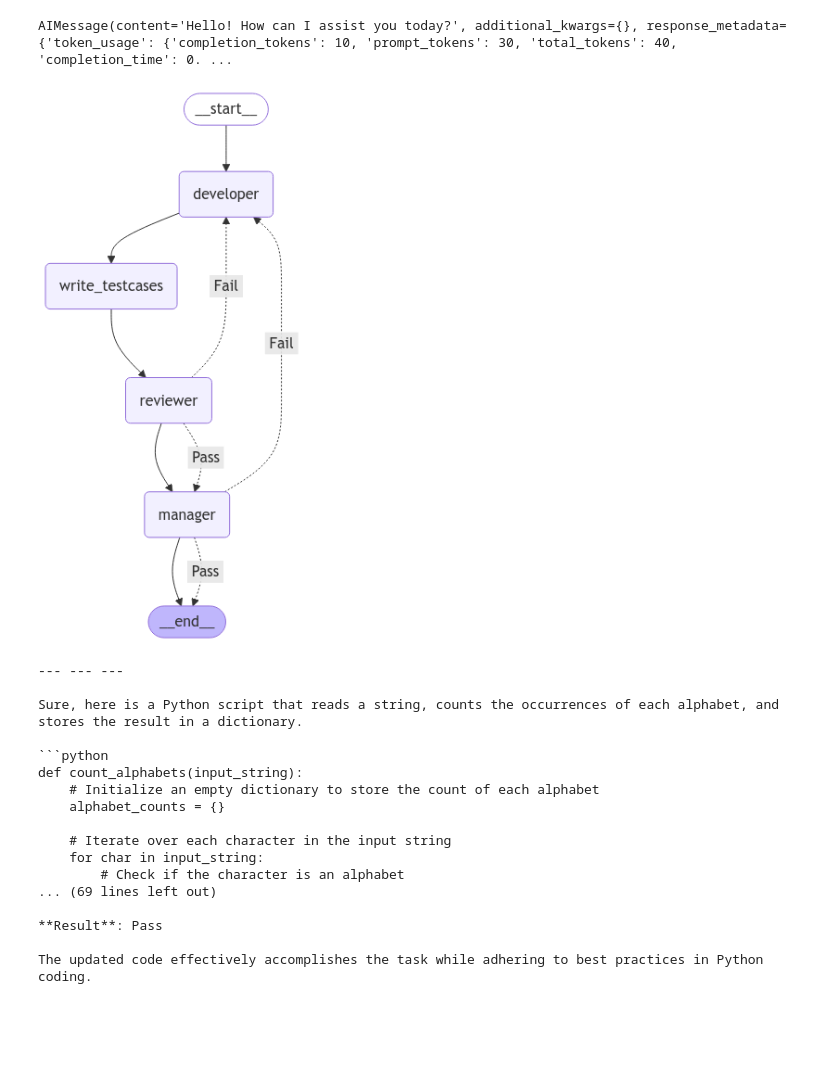
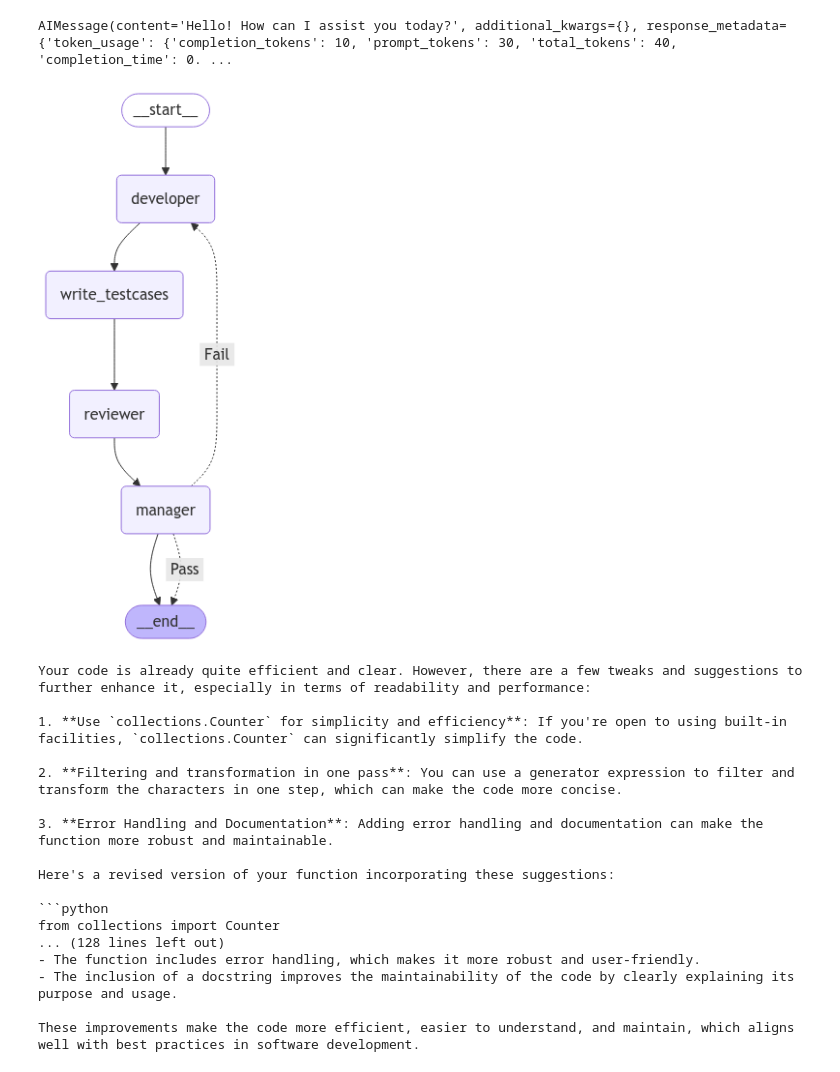
Before and after one commit to kuldeepdhadhwal/AI_Agents, a Jupyter notebook: code-reviewer-agent.ipynb, the cells around one changed output. Cells and saved outputs as stored; diff of their text form; code cells hidden in the pictures; blank space fills up the shorter version.

````diff
--- a/code-reviewer-agent.ipynb
+++ b/code-reviewer-agent.ipynb
@@ -41,11 +41,11 @@ def check_approved(state: State):
         return "Pass"
     return "Fail"
 
-def code_improvements(state:State):
-    """check if there are any improvements suggestions given"""
-    if "revaluation" in state["reviewed_code"]:
-        return "Fail"
-    return "Pass"
+# def code_improvements(state:State):
+#     """check if there are any improvements suggestions given"""
+#     if "improved" in state["reviewed_code"]:
+#         return "Fail"
+#     return "Pass"
 
 def write_testcases(state: State):
     """llm call to write the test cases for the code"""
@@ -55,7 +55,8 @@ def write_testcases(state: State):
 
 def reviewer(state: State):
     """Second LLM call to review  the code"""
-    msg = llm.invoke(f"Make this code more efficient by giving suggestions for the  improvements in code as 'revaluation' else gives 'improved': {state['code']}")
+    msg = llm.invoke(f"Make this code more efficient by giving suggestions with suggestions: {state['code']}")
+    print(msg.content)
     return {"reviewed_code": msg.content}
 
 
@@ -79,56 +80,56 @@ workflow.add_edge(START, "developer")
 workflow.add_edge("developer", "write_testcases")
 workflow.add_edge("write_testcases", "reviewer")
 #give suggestions for code improvements
-workflow.add_conditional_edges(
-    "reviewer",code_improvements, {"Fail": "developer", "Pass": "manager"}
-)
+# workflow.add_conditional_edges(
+#     "reviewer",code_improvements, {"Fail": "developer", "Pass": "manager"}
+# )
 workflow.add_conditional_edges(
     "manager",check_approved, {"Fail": "developer", "Pass": END}
 )
 workflow.add_edge("reviewer", "manager")
 workflow.add_edge("manager", END)
 
 # Compile
 chain = workflow.compile()
 
 # Show workflow
 display(Image(chain.get_graph().draw_mermaid_png()))
 
 # Invoke
 state = chain.invoke({"description": "write a python to read alphabets from a string and store them in dict in with alphabets and its count"})
 print("\n--- --- ---\n")
 if 'code' in state:
     print(state['code'])
 else:
     print("code is not present")
 
 if "testcases" in state:
     print(state['testcases'])
     print("\n--- --- ---\n")
 
     print("Final code:")
 else:
     print(" gate - test no code detected!")
 
 if "code_approved" in state:
     print("code_approved.....")
     print(state["code_approved"])
 # %% [output]
-[figure, old version]
+[figure, new version]
---- --- ---
+Your code is already quite efficient and clear. However, there are a few tweaks and suggestions to further enhance it, especially in terms of readability and performance:
 
-Sure, here is a Python script that reads a string, counts the occurrences of each alphabet, and stores the result in a dictionary.
+1. **Use `collections.Counter` for simplicity and efficiency**: If you're open to using built-in facilities, `collections.Counter` can significantly simplify the code.
+
+2. **Filtering and transformation in one pass**: You can use a generator expression to filter and transform the characters in one step, which can make the code more concise.
+
+3. **Error Handling and Documentation**: Adding error handling and documentation can make the function more robust and maintainable.
+
+Here's a revised version of your function incorporating these suggestions:
 
 ```python
-def count_alphabets(input_string):
-    # Initialize an empty dictionary to store the count of each alphabet
-    alphabet_counts = {}
+from collections import Counter
+... (128 lines left out)
+- The function includes error handling, which makes it more robust and user-friendly.
+- The inclusion of a docstring improves the maintainability of the code by clearly explaining its purpose and usage.
 
-    # Iterate over each character in the input string
-    for char in input_string:
-        # Check if the character is an alphabet
-... (69 lines left out)
-
-**Result**: Pass
-
-The updated code effectively accomplishes the task while adhering to best practices in Python coding.
+These improvements make the code more efficient, easier to understand, and maintain, which aligns well with best practices in software development.
````
